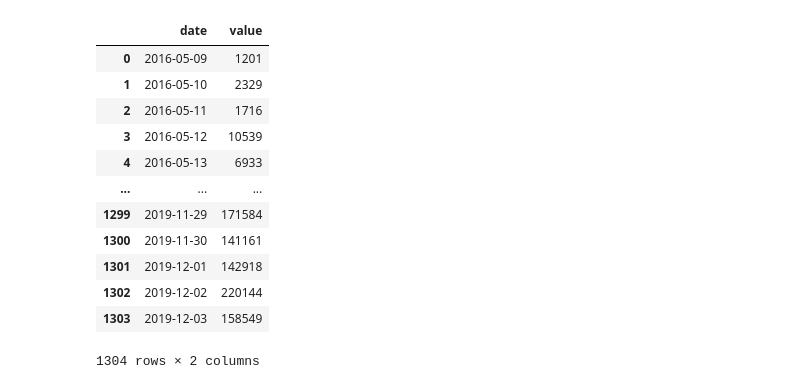
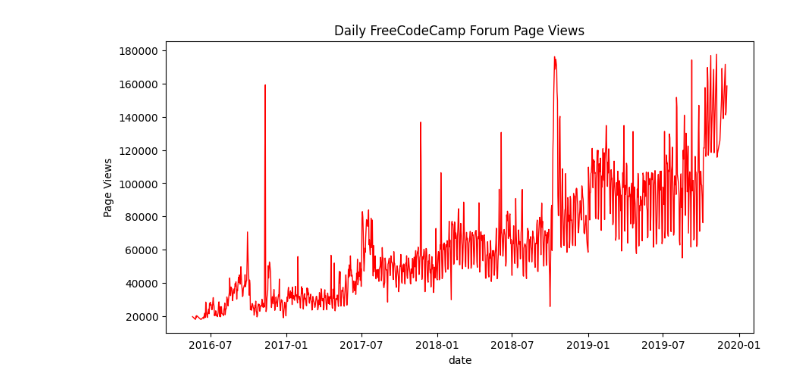
Before and after one commit to zach850/DataAnalystProjects, a Jupyter notebook: Python_Projects/page_view_time_series_visualizer/time_series.ipynb, the cells around one changed output. Drawn from its saved outputs; the diff is of its cells as text; code cells hidden in the pictures.

```diff
--- a/Python_Projects/page_view_time_series_visualizer/time_series.ipynb
+++ b/Python_Projects/page_view_time_series_visualizer/time_series.ipynb
@@ -4,4 +6,5 @@ import numpy as np
 
 pd.set_option('display.max.columns', 200)
 # %%
-df = pd.read_csv('fcc-forum-pageviews.csv')
+df = pd.read_csv('fcc-forum-pageviews.csv', index_col="date", parse_dates=True)
+df
@@ -8,16 +26,13 @@ df = pd.read_csv('fcc-forum-pageviews.csv')
-# %%
-df
-# %% [output]
-|  | date | value |
-| 0 | 2016-05-09 | 1201 |
-| 1 | 2016-05-10 | 2329 |
-| 2 | 2016-05-11 | 1716 |
-| 3 | 2016-05-12 | 10539 |
-| 4 | 2016-05-13 | 6933 |
-| ... | ... | ... |
-| 1299 | 2019-11-29 | 171584 |
-| 1300 | 2019-11-30 | 141161 |
-| 1301 | 2019-12-01 | 142918 |
-| 1302 | 2019-12-02 | 220144 |
-| 1303 | 2019-12-03 | 158549 |
-1304 rows × 2 columns
+# %%
+df = df[(df['value'] >= df['value'].quantile(0.025)) & (df['value'] <= df['value'].quantile(0.975))]
+# %%
+def draw_line_plot():
+    fig, ax = plt.subplots(figsize=(10,5))
+    ax.plot(df.index, df['value'], 'r', linewidth=1)
+    ax.set_title("Daily FreeCodeCamp Forum Page Views")
+    ax.set_xlabel('date')
+    ax.set_ylabel('Page Views')
+# %%
+draw_line_plot()
+# %% [output]
+[figure, added]
```
Also changed, not shown: parts of 6 cells of this notebook.
